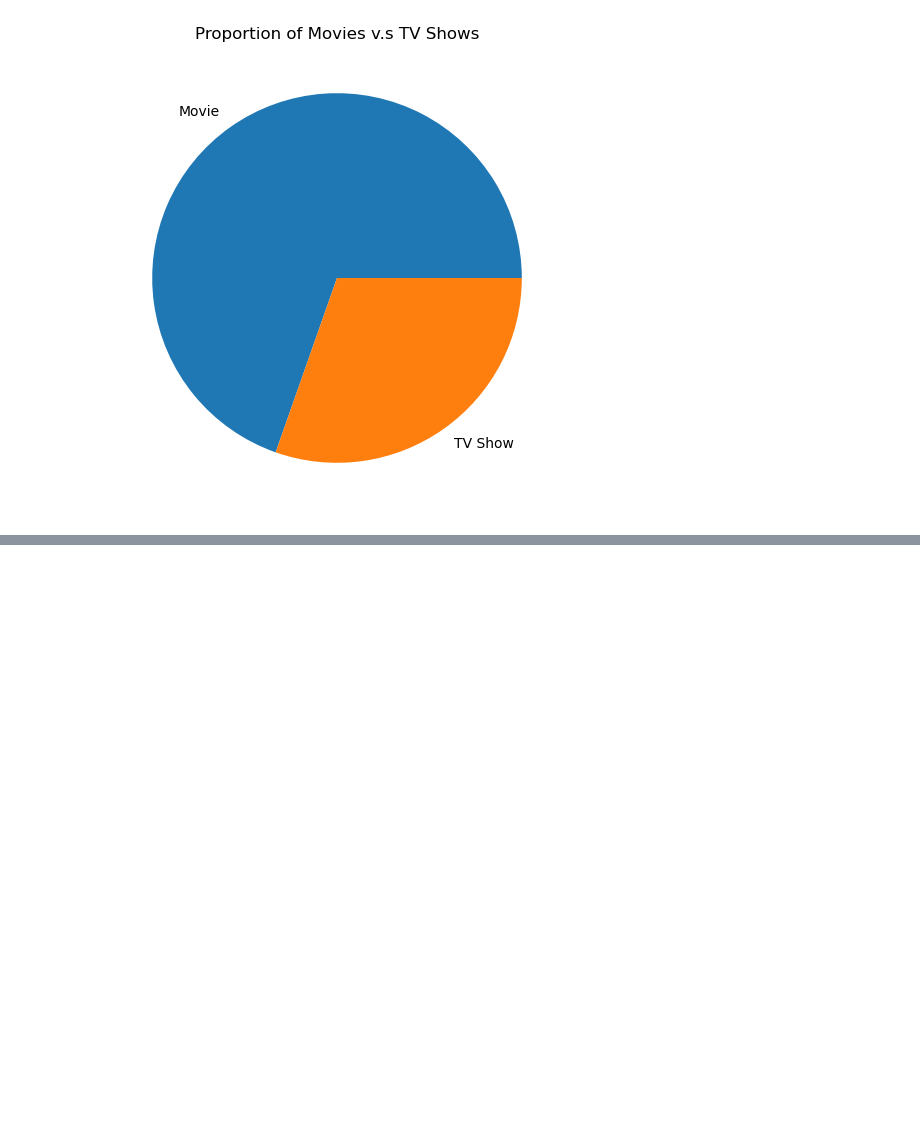
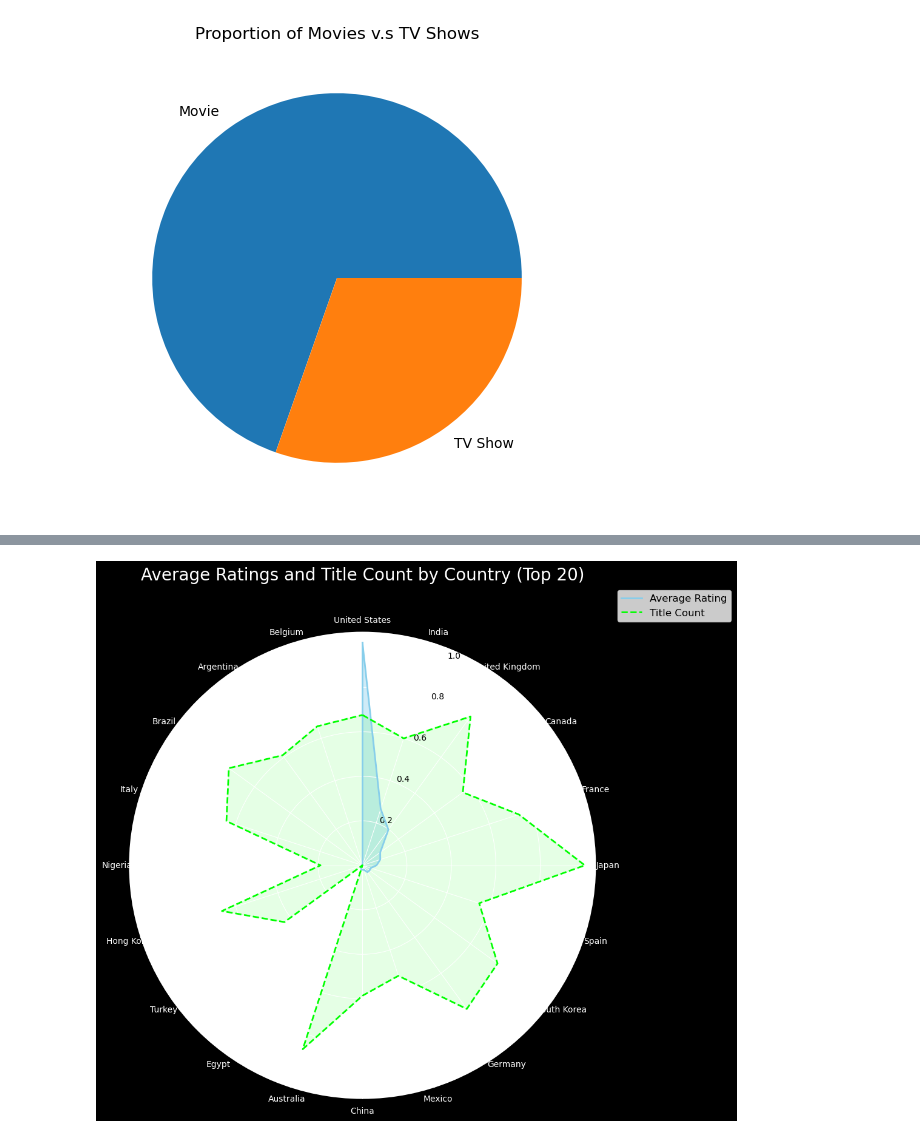
Before and after one commit to HelenLLin/Group-18-Final-Project, a Jupyter notebook: Vani_EDA.ipynb, the cells around one changed output, grey strips where cells are left out. Drawn from its saved outputs; the diff is of its cells as text; code cells hidden in the pictures; blank space fills up the shorter version.

```diff
--- a/Vani_EDA.ipynb
+++ b/Vani_EDA.ipynb
@@ -100,0 +497,3 @@ plt.show()
+# %%
+imdb = pd.read_csv("imdb_data.csv")
+len(imdb)
@@ -100,0 +502,3 @@ plt.show()
+# %%
+imdb['Name'] = imdb['Name'].str.split('\n').str[0]
+imdb.head()
@@ -100,0 +512,3 @@ plt.show()
+# %%
+netflix = netflix.merge(imdb, how='left', left_on='title', right_on='Name')
+netflix.head()
@@ -100,0 +530,77 @@ plt.show()
+# %%
+# Expand the countries into separate rows
+df_expanded = netflix.drop('country', axis=1).join(
+    netflix['country'].str.split(', ', expand=True).stack().reset_index(level=1, drop=True).rename('country')
+)
+
+# Calculate the average rating by country
+country_avg_rating = df_expanded.groupby('country')['Rating'].mean()
+
+# Calculate the title count by country
+country_title_count = df_expanded.groupby('country')['title'].nunique()
+
+# Filter to get the top 20 countries by average rating
+top_20_countries = country_title_count.nlargest(20)
+
+# Also filter title count to keep only top 20 countries
+top_20_title_count = country_avg_rating[top_20_countries.index]
+
+# Normalize the data for radar chart
+max_rating = top_20_countries.max()
+min_rating = top_20_countries.min()
+normalized_rating = (top_20_countries - min_rating) / (max_rating - min_rating)
+
+max_count = top_20_title_count.max()
+min_count = top_20_title_count.min()
+normalized_count = (top_20_title_count - min_count) / (max_count - min_count)
+
+# Radar chart setup
+labels = top_20_countries.index.tolist()
+num_vars = len(labels)
+
+# Compute angle of each axis
+angles = np.linspace(0, 2 * np.pi, num_vars, endpoint=False).tolist()
+angles += angles[:1]
+
+# Prepare the plot
+fig, ax = plt.subplots(figsize=(10, 10), subplot_kw=dict(polar=True))
+fig.patch.set_facecolor('black')  # Set the background color
+
+# Draw one axe per variable and add labels
+ax.set_theta_offset(np.pi / 2)
+ax.set_theta_direction(-1)
+
+plt.xticks(angles[:-1], labels, color='white')  # Set the color of the labels
+
+# Draw ylabels
+ax.set_rscale('linear')
+ax.yaxis.set_tick_params(labelsize=10, color='white')
+
+# Customize the gridlines
+ax.xaxis.grid(True, color='white')
+ax.yaxis.grid(True, color='white')
+
+# Customize the circle gridlines
+ax.spines['polar'].set_visible(False)  # Hide the outer spine
+
+# Plot average rating data
+values_rating = normalized_rating.tolist()
+values_rating += values_rating[:1]
+ax.plot(angles, values_rating, linewidth=2, linestyle='solid', color='skyblue', label='Average Rating')
+ax.fill(angles, values_rating, color='skyblue', alpha=0.4)
+
+# Plot title count data
+values_count = normalized_count.tolist()
+values_count += values_count[:1]
+ax.plot(angles, values_count, linewidth=2, linestyle='dashed', color='lime', label='Title Count')
+ax.fill(angles, values_count, color='lime', alpha=0.1)
+
+# Add a title
+plt.title('Average Ratings and Title Count by Country (Top 20)', size=20, color='white', y=1.1)
+
+# Add a legend
+ax.legend(loc='upper right', bbox_to_anchor=(1.3, 1.1), fontsize=12)
+
+plt.show()
+# %% [output]
+[figure, added]
```
Also changed, not shown: parts of 36 cells of this notebook, 9 other files.
